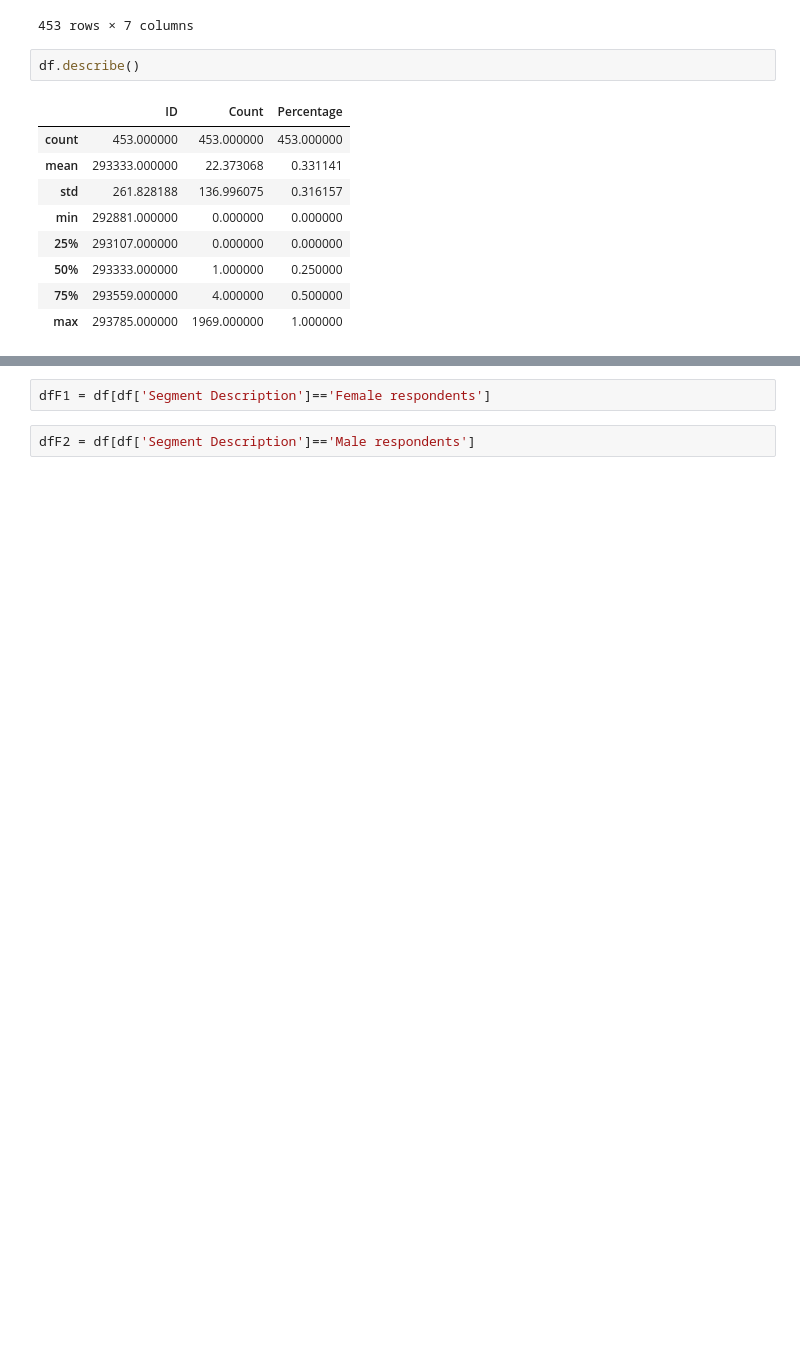
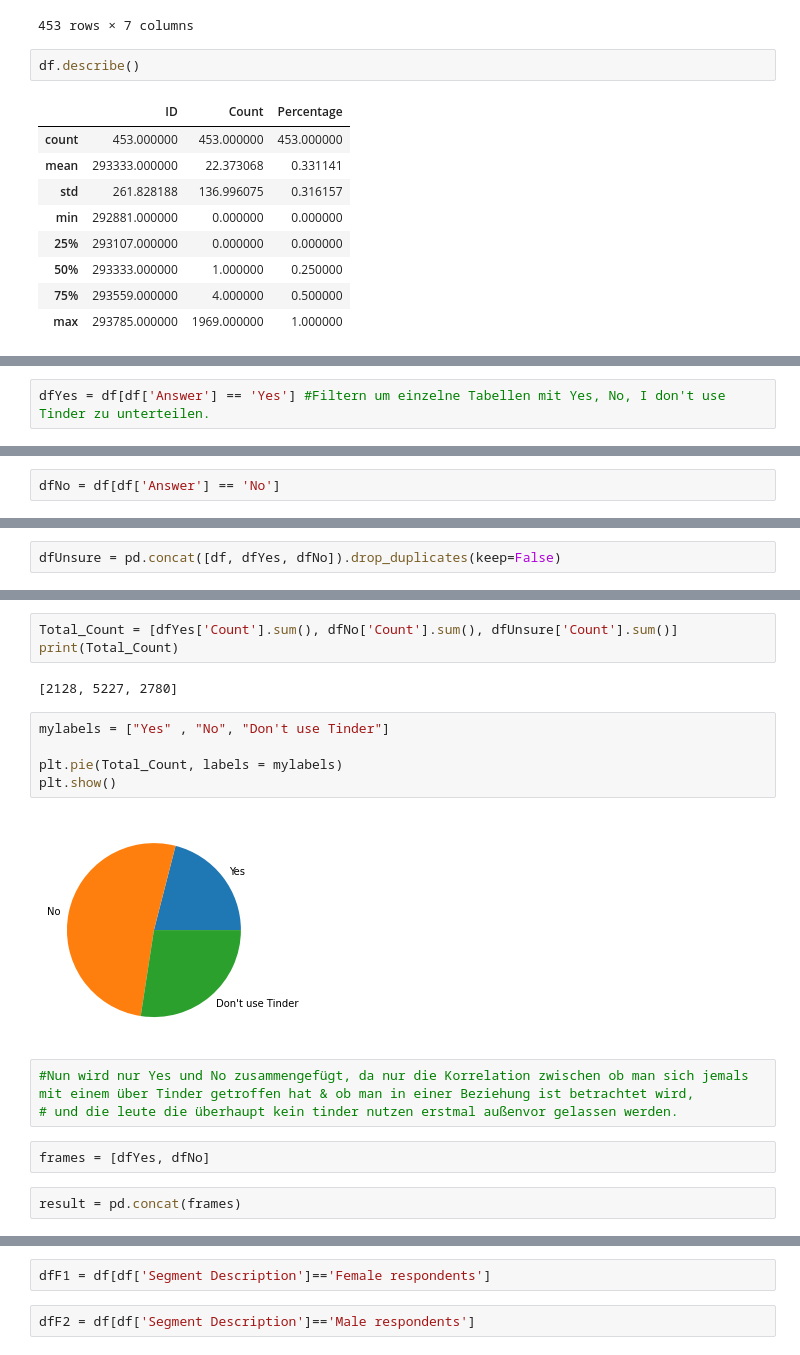
Before and after one commit to TheRealRango/KIorAI, a Jupyter notebook: KI-Project/Tinder/Tinder.ipynb, the cells around one changed output, grey strips where cells are left out. Cells and saved outputs as stored; diff of their text form; blank space fills up the shorter version.

```diff
--- a/KI-Project/Tinder/Tinder.ipynb
+++ b/KI-Project/Tinder/Tinder.ipynb
@@ -32,0 +59,2 @@ df.describe()
+# %%
+dfYes = df[df['Answer'] == 'Yes'] #Filtern um einzelne Tabellen mit Yes, No, I don't use Tinder zu unterteilen.
@@ -32,0 +77,2 @@ df.describe()
+# %%
+dfNo = df[df['Answer'] == 'No']
@@ -32,0 +95,2 @@ df.describe()
+# %%
+dfUnsure = pd.concat([df, dfYes, dfNo]).drop_duplicates(keep=False)
@@ -32,0 +113,19 @@ df.describe()
+# %%
+Total_Count = [dfYes['Count'].sum(), dfNo['Count'].sum(), dfUnsure['Count'].sum()]
+print(Total_Count)
+# %% [output]
+[2128, 5227, 2780]
+# %%
+mylabels = ["Yes" , "No", "Don't use Tinder"]
+
+plt.pie(Total_Count, labels = mylabels)
+plt.show()
+# %% [output]
+[figure, added]
+# %%
+#Nun wird nur Yes und No zusammengefügt, da nur die Korrelation zwischen ob man sich jemals mit einem über Tinder getroffen hat & ob man in einer Beziehung ist betrachtet wird,
+# und die leute die überhaupt kein tinder nutzen erstmal außenvor gelassen werden.
+# %%
+frames = [dfYes, dfNo]
+# %%
+result = pd.concat(frames)
```
Also changed, not shown: parts of 43 cells of this notebook.
